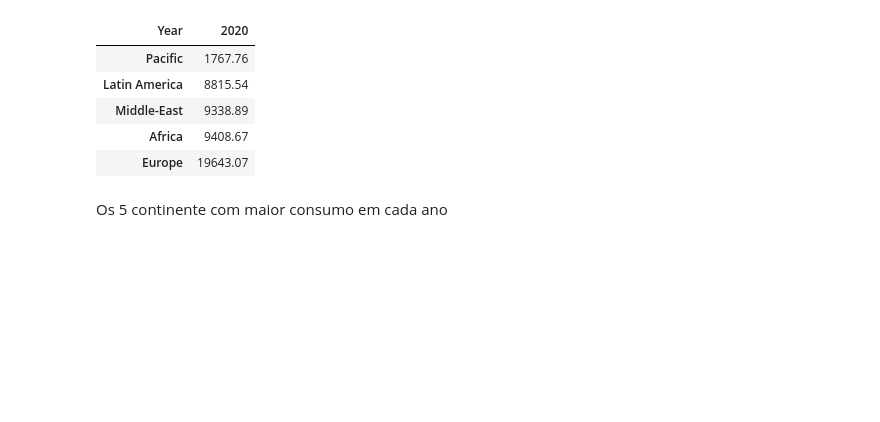
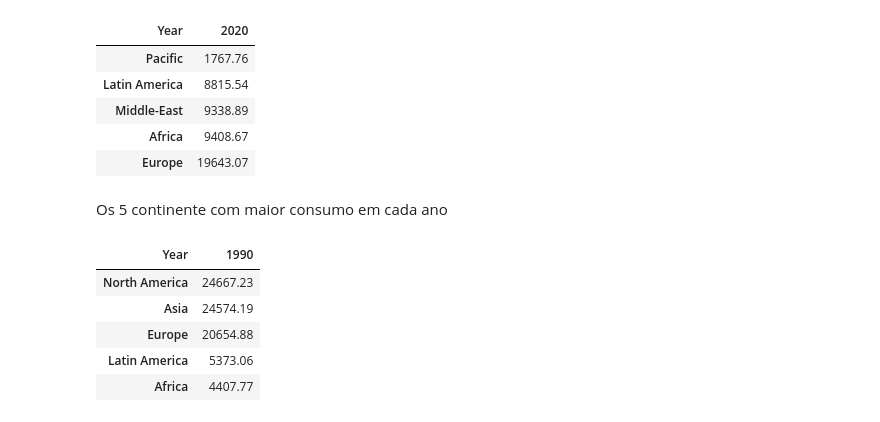
Before and after one commit to Alimva/Trabalho-Final-de-Dados, a Jupyter notebook: main/Notebooks/EDAs/alice_martins.ipynb, the cells around one changed output. Drawn from its saved outputs; the diff is of its cells as text; code cells hidden in the pictures; blank space fills up the shorter version.

```diff
--- a/main/Notebooks/EDAs/alice_martins.ipynb
+++ b/main/Notebooks/EDAs/alice_martins.ipynb
@@ -586,3 +586,12 @@ an6.sort_values(by = [2020]).iloc[:5, 4:5]
 | Europe | 19643.07 |
 # %% [markdown]
 Os 5 continente com maior consumo em cada ano
+# %%
+an1.sort_values(by = [1990],ascending = False).iloc[:5, :1]
+# %% [output]
+| Year | 1990 |
+| North America | 24667.23 |
+| Asia | 24574.19 |
+| Europe | 20654.88 |
+| Latin America | 5373.06 |
+| Africa | 4407.77 |
```
Also changed, not shown: parts of 30 cells of this notebook.
